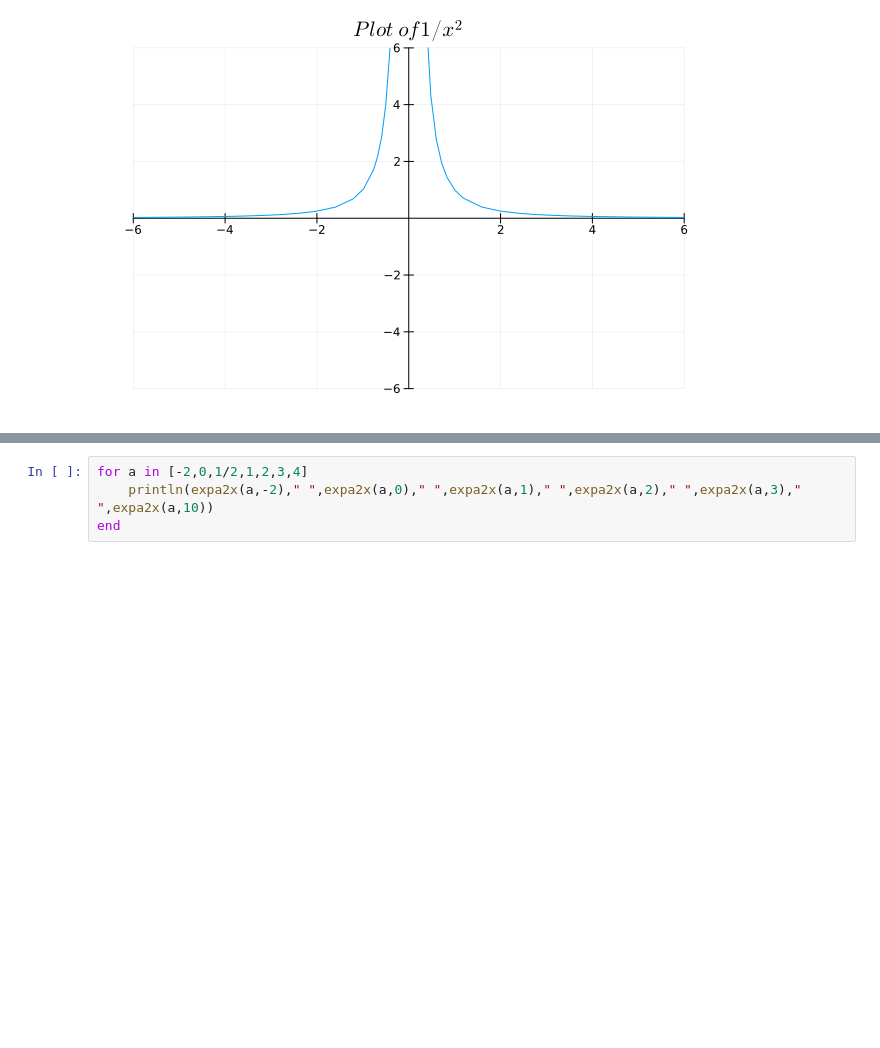
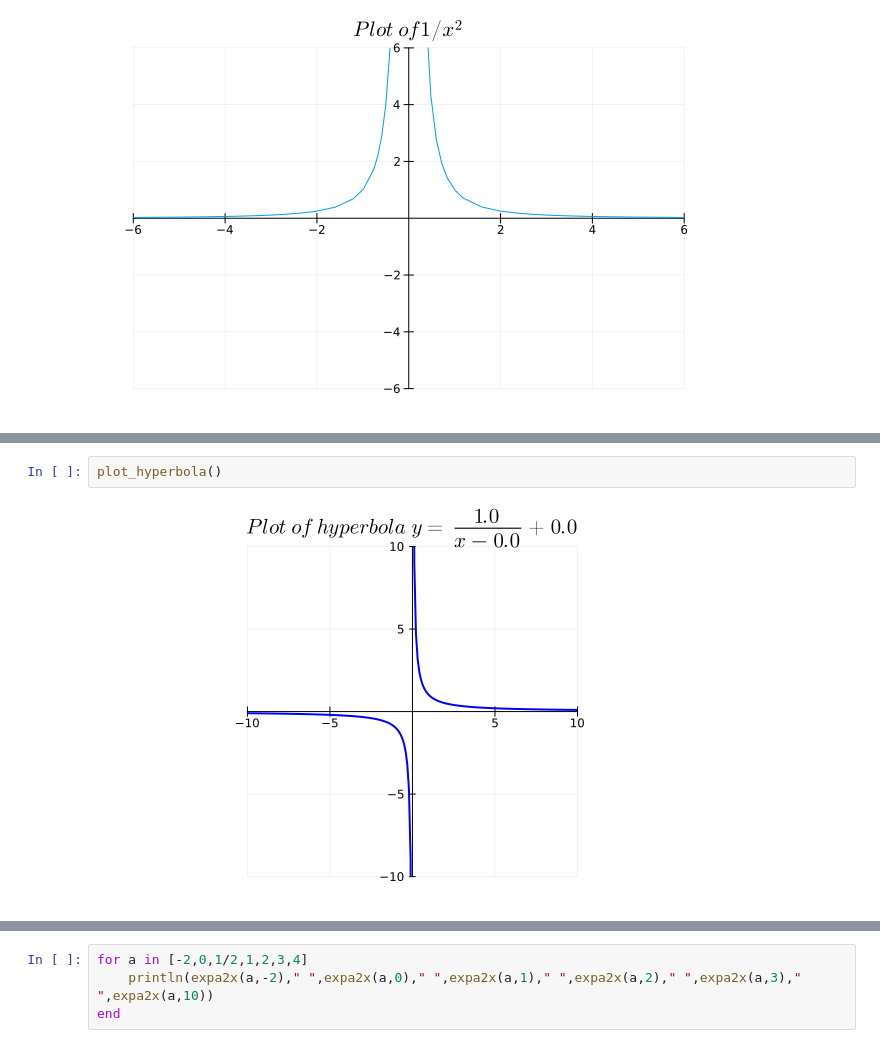
Before and after one commit to FourMInfo/Math_Foundations, a Jupyter notebook: notebooks/Basics.ipynb, the cells around one changed output, grey strips where cells are left out. Saved outputs shown, nothing was run; the diff lists cells and outputs as text; blank space fills up the shorter version.

Commit message:
Trigonometry (#2)
* hyperbola

* cleanup notebook

* fix and document hyperbola

* more hyperbola doco and fix

* make module

* CI Fixes

* install drwatson for tests

```diff
--- a/notebooks/Basics.ipynb
+++ b/notebooks/Basics.ipynb
@@ -248,0 +334,4 @@ title!(L"Plot\ of 1 / x^2")
+# %%
+plot_hyperbola()
+# %% [output]
+[figure, added]
```
Also changed, not shown: parts of 19 cells of this notebook, 6 other files.
